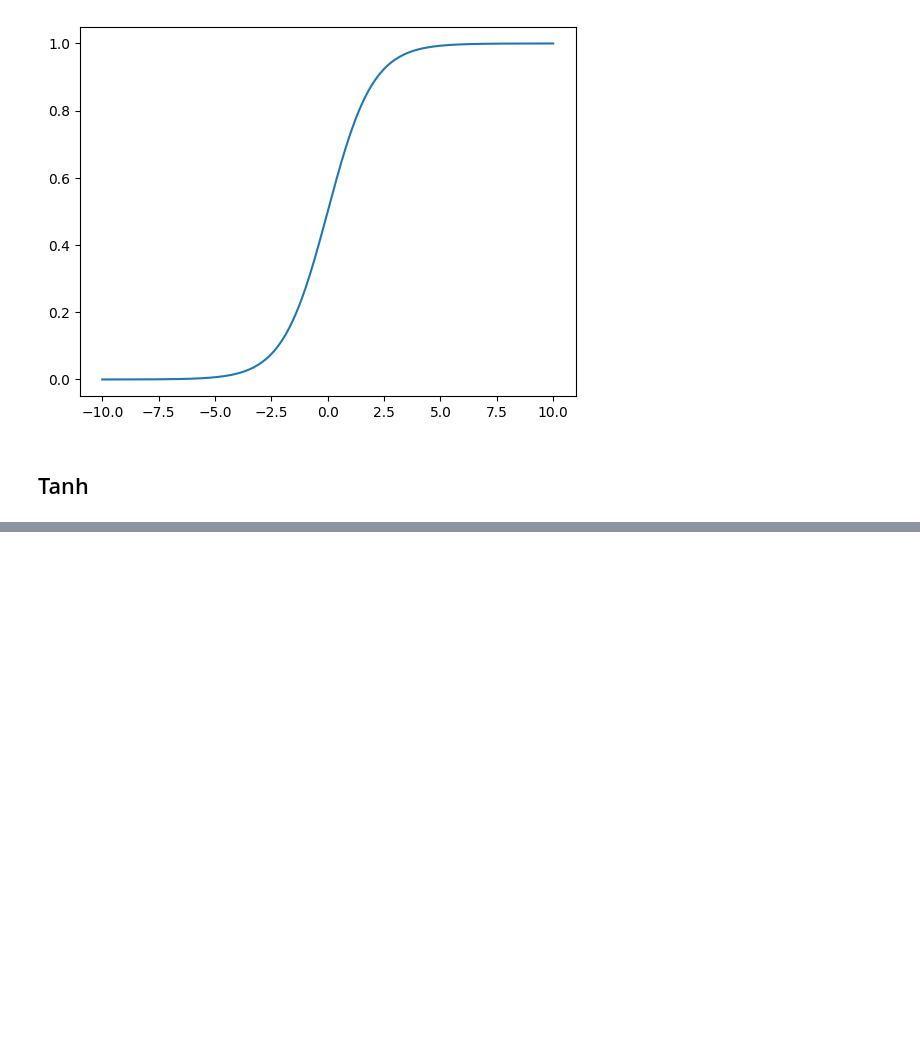
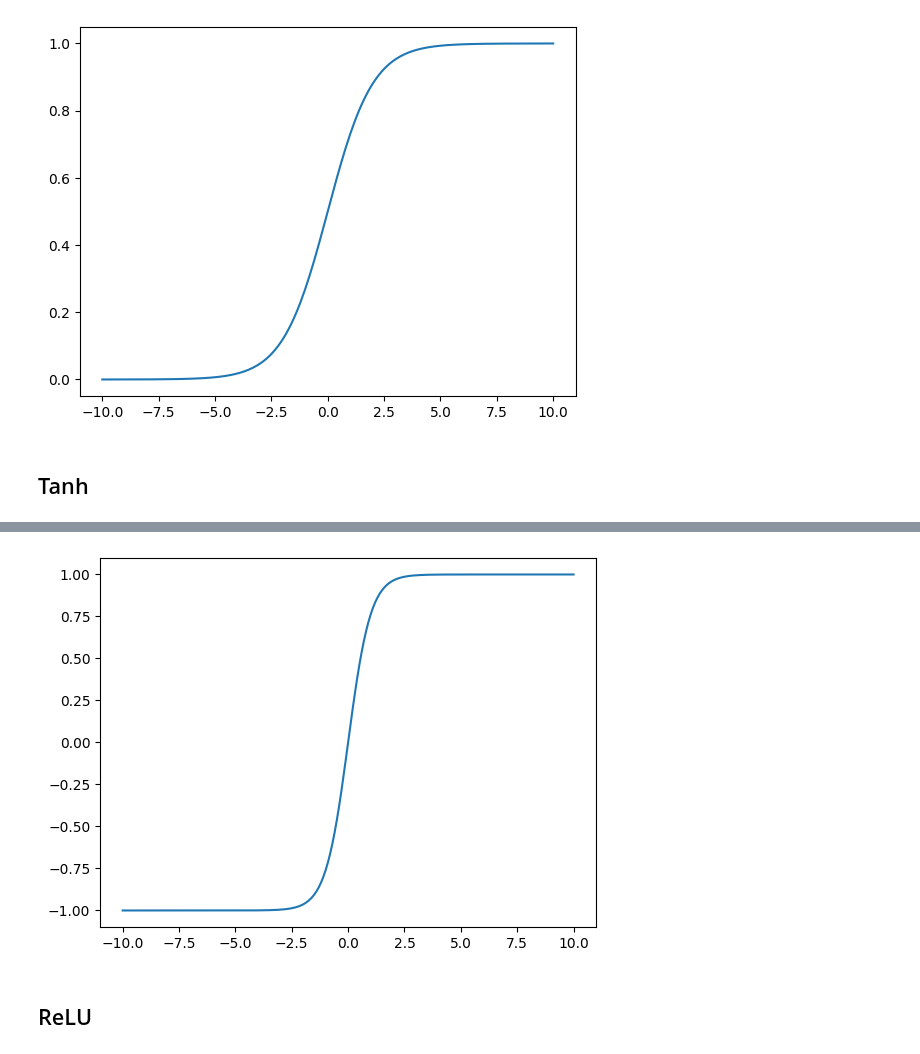
Before and after one commit to AjBorbzz/DataScience_AI_ML, a Jupyter notebook: PyTorch/IBM_Pytorch/DeepLearning_with_Pytorch/activation_fn_PyTorch.ipynb, the cells around one changed output, grey strips where cells are left out. Cells and saved outputs as stored; diff of their text form; code cells hidden in the pictures; blank space fills up the shorter version.

```diff
--- a/PyTorch/IBM_Pytorch/DeepLearning_with_Pytorch/activation_fn_PyTorch.ipynb
+++ b/PyTorch/IBM_Pytorch/DeepLearning_with_Pytorch/activation_fn_PyTorch.ipynb
@@ -43,0 +50,8 @@ TANH = nn.Tanh()
+# %%
+yhat = torch.tanh(z)
+plt.plot(z.numpy(), yhat.numpy())
+plt.show()
+# %% [output]
+[figure, added]
+# %% [markdown]
+## ReLU
```
Also changed, not shown: parts of 3 cells of this notebook.
